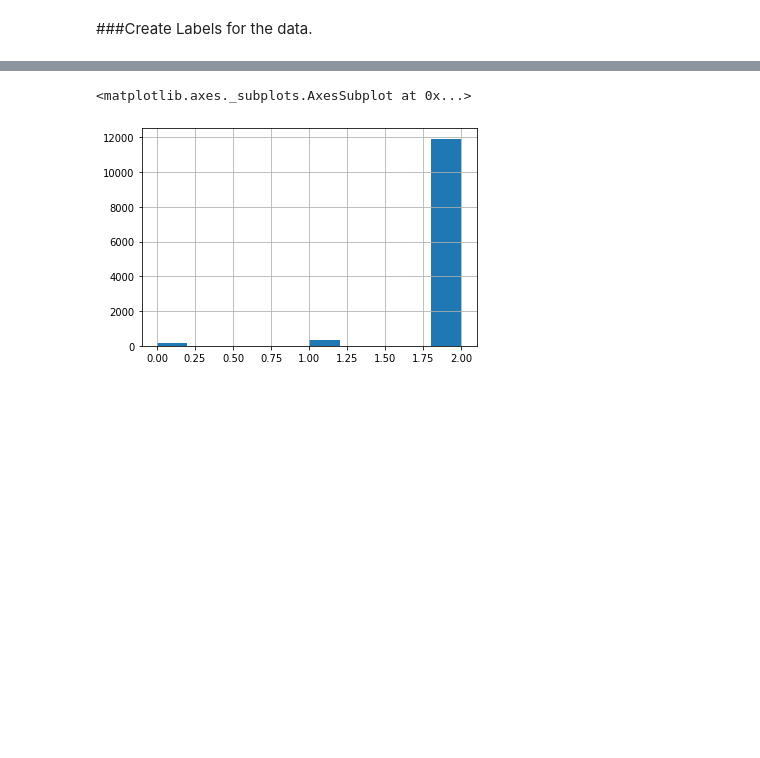
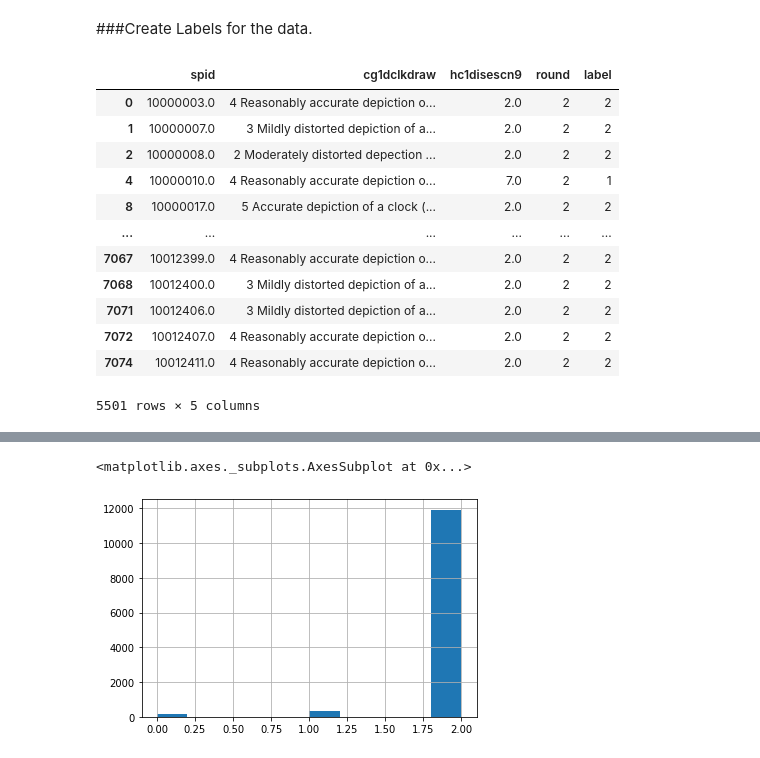
Before and after one commit to ian-byrne/MADSmilestone2, a Jupyter notebook: SIADS695_clock_image.ipynb, the cells around one changed output, grey strips where cells are left out. Drawn from its saved outputs; the diff is of its cells as text; code cells hidden in the pictures; blank space fills up the shorter version.

```diff
--- a/SIADS695_clock_image.ipynb
+++ b/SIADS695_clock_image.ipynb
@@ -161,5 +136,42 @@ rounds1_10.hc1disescn9.hist()
 # %% [markdown]
 ###Create Labels for the data.
+# %%
+##NEED TO FIX Will need to create method for more than 2 rounds
+
+
+# Create labels: label 0 = pre-dementia, 1 = post-dementia, 2 = normal
+# Create Normal Label for all entries, base case, then assign value of 1 to 1's and 7's
+rounds_clean['label'] = [2 if x == 2 else 1 for x in rounds_clean['hc1disescn9']]
+
+# Will need to create method for more than 2 rounds
+round_val = 2
+
+round_current = rounds_clean[rounds_clean['round'] == round_val]
+
+# assign label value of 0 to the previous round where diagnosis changed from a 2.0 to 1.0
+# appears that a diagnoses value of 7 corresponds to previous round value of 1, so label stays a 1 for that subject
+#post = rounds1_2.query('hc1disescn9==7 | hc1disescn9==1 & round =='+str(round_val))['spid']
+
+
+post1 = round_current[(round_current['hc1disescn9'] == 1) & (round_current['round'] == round_val)]
+#rounds_clean.loc[rounds_clean['spid'].isin(post1['spid']), 'label'] = 0
+#rounds_clean.head()
+post1
+round_current
+# %% [output]
+|  | spid | cg1dclkdraw | hc1disescn9 | round | label |
+| 0 | 10000003.0 | 4 Reasonably accurate depiction o... | 2.0 | 2 | 2 |
+| 1 | 10000007.0 | 3 Mildly distorted depiction of a... | 2.0 | 2 | 2 |
+| 2 | 10000008.0 | 2 Moderately distorted depection ... | 2.0 | 2 | 2 |
+| 4 | 10000010.0 | 4 Reasonably accurate depiction o... | 7.0 | 2 | 1 |
+| 8 | 10000017.0 | 5 Accurate depiction of a clock (... | 2.0 | 2 | 2 |
+| ... | ... | ... | ... | ... | ... |
+| 7067 | 10012399.0 | 4 Reasonably accurate depiction o... | 2.0 | 2 | 2 |
+| 7068 | 10012400.0 | 3 Mildly distorted depiction of a... | 2.0 | 2 | 2 |
+| 7071 | 10012406.0 | 3 Mildly distorted depiction of a... | 2.0 | 2 | 2 |
+| 7072 | 10012407.0 | 4 Reasonably accurate depiction o... | 2.0 | 2 | 2 |
+| 7074 | 10012411.0 | 4 Reasonably accurate depiction o... | 2.0 | 2 | 2 |
+5501 rows × 5 columns
 # %%
 ##NEED TO FIX Will need to create method for more than 2 rounds
 
```
Also changed, not shown: parts of 13 cells of this notebook.
